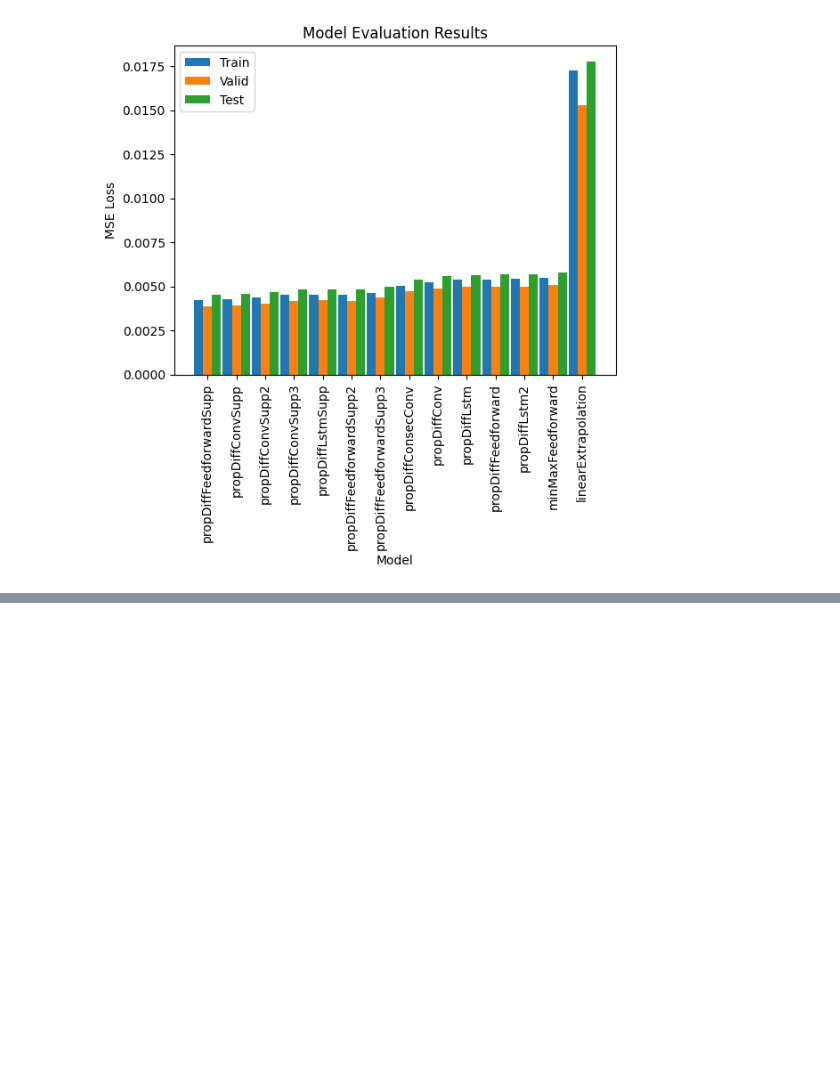
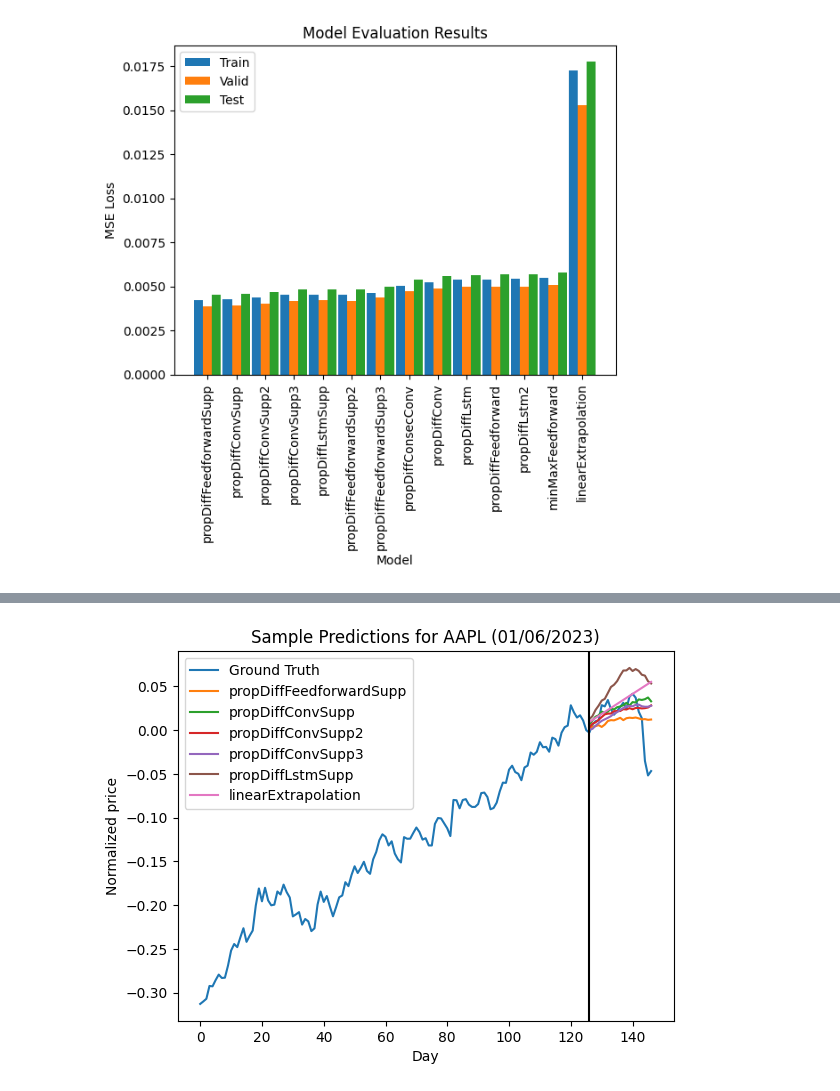
Before and after one commit to vchidambaram99/USU-CS6850-Project, a Jupyter notebook: notebooks/results.ipynb, the cells around one changed output, grey strips where cells are left out. Cells and saved outputs as stored; diff of their text form; code cells hidden in the pictures; blank space fills up the shorter version.

```diff
--- a/notebooks/results.ipynb
+++ b/notebooks/results.ipynb
@@ -85,0 +110,4 @@ plt.legend();
+# %%
+plot_sample(vis_models, "AAPL", "01/06/2023")
+# %% [output]
+[figure, added]
```
Also changed, not shown: parts of 3 cells of this notebook, 5 other files.
